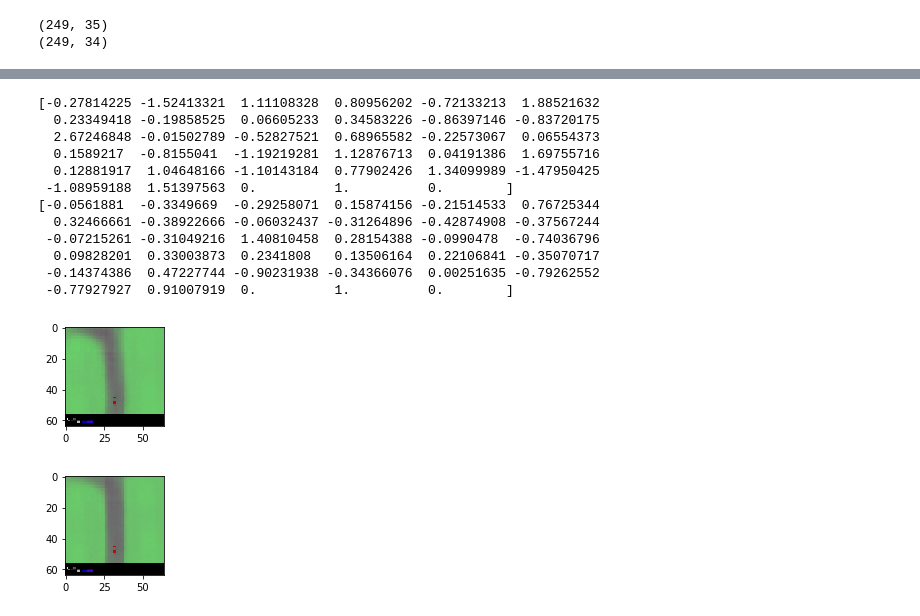
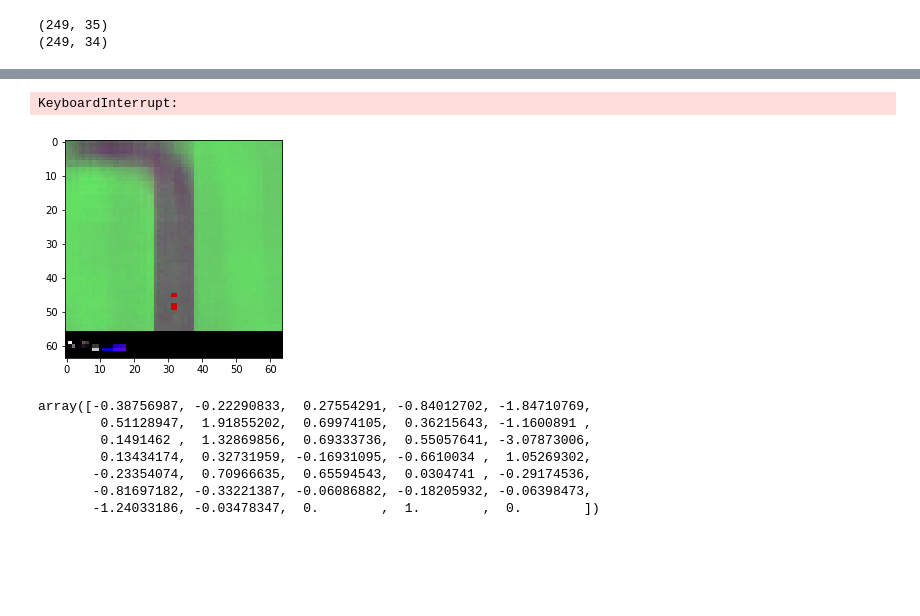
Before and after one commit to AppliedDataSciencePartners/WorldModels, a Jupyter notebook: check_rnn.ipynb, the cells around one changed output, grey strips where cells are left out. Saved outputs shown, nothing was run; the diff lists cells and outputs as text; code cells hidden in the pictures; blank space fills up the shorter version.

```diff
--- a/check_rnn.ipynb
+++ b/check_rnn.ipynb
@@ -55,7 +60,7 @@ def get_pi_idx(x, pdf):
     return random_value
 # %%
 def sample_z(mu, log_sigma):
-    z =  mu + (np.exp(log_sigma)) * np_random.randn(*log_sigma.shape) *0.5
+    z =  mu + (np.exp(log_sigma)) * np_random.randn(*log_sigma.shape) *  1
     return z
 # %%
 np_random, seed = seeding.np_random()
@@ -114,14 +119,14 @@ def sample_next_mdn_output(obs):
 
     return next_z, chosen_mu, chosen_log_sigma, chosen_log_pi
 # %%
-run_idx = 10
+run_idx = 50
 
+# real = obs_data[run_idx]
 obs = rnn_input[run_idx]
 actual = rnn_output[run_idx]
 print(obs.shape)
 print(actual.shape)
 
-
 idx = 0
 # %% [output]
 (249, 35)
@@ -200,2 +224,3 @@ print(sum(np.abs(mu[[5,10,13,15,16,22, 24, 30, 31]])))
 # %%
-next_z = obs[idx,:]
+current_z = obs[idx]
+i = idx
@@ -202,40 +299,42 @@ next_z = obs[idx,:]
 # %%
-print(next_z)
 
-# next_z, next_reward, next_done, chosen_mu, chosen_sigma, chosen_pi = sample_next_mdn_output(obs)
-next_z, chosen_mu, chosen_log_sigma, chosen_pi = sample_next_mdn_output(next_z)
-# print(chosen_pi)
-# print(chosen_mu)
-# print(chosen_log_sigma)
-# print(next_z)
+next_z = obs[idx,:]
+# next_z_decoded = vae.decoder.predict(np.array([next_z]))[0]
+# plt.imshow( next_z_decoded)
+# plt.show()
 
-next_z_decoded = vae.decoder.predict(np.array([next_z]))[0]
-next_mu_decoded = vae.decoder.predict(np.array([chosen_mu]))[0]
+for i in range(200):
+#     print(np.array([[next_z]]).shape)
+    next_z, chosen_mu, chosen_log_sigma, chosen_pi = sample_next_mdn_output(next_z)
 
-next_z = np.concatenate([next_z, [0,1,0]])
+    next_z_decoded = vae.decoder.predict(np.array([next_z]))[0]
+#     next_mu_decoded = vae.decoder.predict(np.array([chosen_mu]))[0]
 
-print(next_z)
+    next_z = np.concatenate([next_z, [1,1,0]])
 
-plt.subplot(211)
-plt.imshow( next_z_decoded)
-plt.show()
-plt.subplot(221)
-plt.imshow( next_mu_decoded)
-plt.show()
-# plt.imshow(next_z_decoded)
-# plt.show()
+#     plt.subplot(211)
+    plt.gca().cla()
+    plt.imshow( next_z_decoded)
+#     plt.show()
+    display.clear_output(wait=True)
+    display.display(plt.gcf())
+#     time.sleep(0.02)
+
+#     plt.subplot(221)
+#     plt.imshow( next_mu_decoded)
+#     plt.show()
+    # plt.imshow(next_z_decoded)
+    # plt.show()
 # %% [output]
-[-0.27814225 -1.52413321  1.11108328  0.80956202 -0.72133213  1.88521632
-  0.23349418 -0.19858525  0.06605233  0.34583226 -0.86397146 -0.83720175
-  2.67246848 -0.01502789 -0.52827521  0.68965582 -0.22573067  0.06554373
-  0.1589217  -0.8155041  -1.19219281  1.12876713  0.04191386  1.69755716
-  0.12881917  1.04648166 -1.10143184  0.77902426  1.34099989 -1.47950425
- -1.08959188  1.51397563  0.          1.          0.        ]
-[-0.0561881  -0.3349669  -0.29258071  0.15874156 -0.21514533  0.76725344
-  0.32466661 -0.38922666 -0.06032437 -0.31264896 -0.42874908 -0.37567244
- -0.07215261 -0.31049216  1.40810458  0.28154388 -0.0990478  -0.74036796
-  0.09828201  0.33003873  0.2341808   0.13506164  0.22106841 -0.35070717
- -0.14374386  0.47227744 -0.90231938 -0.34366076  0.00251635 -0.79262552
- -0.77927927  0.91007919  0.          1.          0.        ]
+KeyboardInterrupt:
-[figure, old version]
+[figure, new version]
-[figure, removed]
+# %%
+next_z
+# %% [output]
+array([-0.38756987, -0.22290833,  0.27554291, -0.84012702, -1.84710769,
+        0.51128947,  1.91855202,  0.69974105,  0.36215643, -1.1600891 ,
+        0.1491462 ,  1.32869856,  0.69333736,  0.55057641, -3.07873006,
+        0.13434174,  0.32731959, -0.16931095, -0.6610034 ,  1.05269302,
+       -0.23354074,  0.70966635,  0.65594543,  0.0304741 , -0.29174536,
+       -0.81697182, -0.33221387, -0.06086882, -0.18205932, -0.06398473,
+       -1.24033186, -0.03478347,  0.        ,  1.        ,  0.        ])
```
Also changed, not shown: parts of 14 cells of this notebook, 2 other files.
